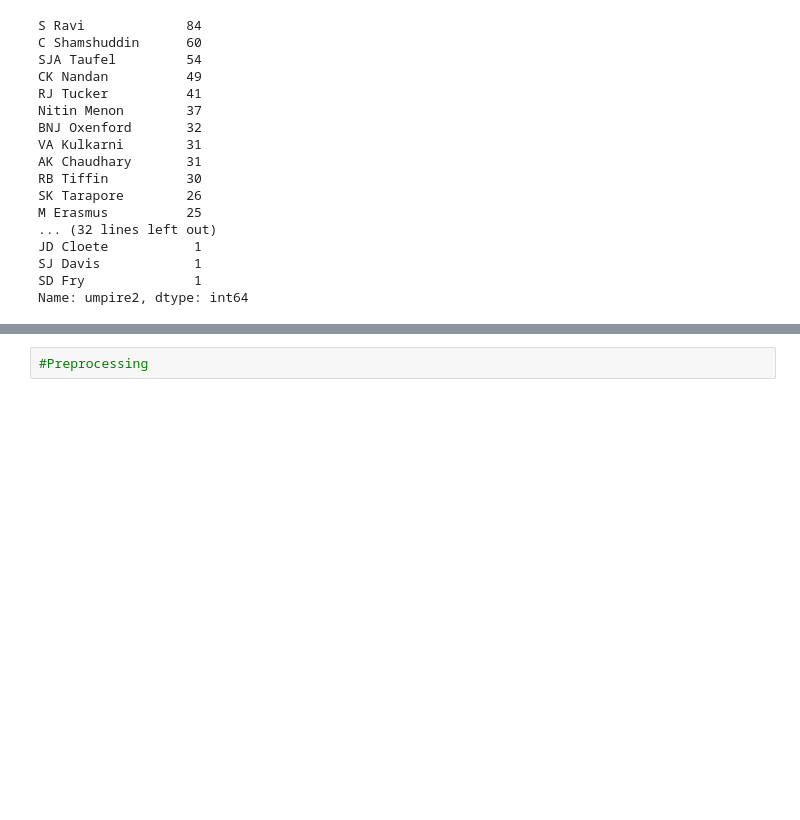
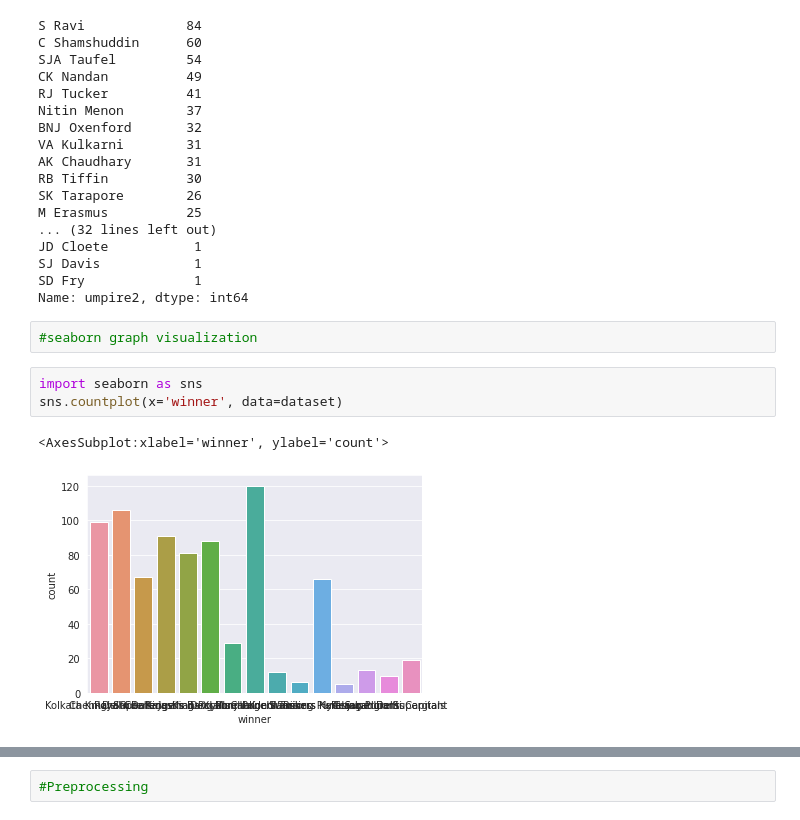
Before and after one commit to Harsh-0001/Data-Visualization-with-Python, a Jupyter notebook: trial.ipynb, the cells around one changed output, grey strips where cells are left out. Cells and saved outputs as stored; diff of their text form; blank space fills up the shorter version.

Commit message:
Seaborn graphs

```diff
--- a/trial.ipynb
+++ b/trial.ipynb
@@ -211,3 +211,11 @@ JD Cloete           1
 SJ Davis            1
 SD Fry              1
 Name: umpire2, dtype: int64
+# %%
+#seaborn graph visualization
+# %%
+import seaborn as sns
+sns.countplot(x='winner', data=dataset)
+# %% [output]
+<AxesSubplot:xlabel='winner', ylabel='count'>
+[figure, added]
```
Also changed, not shown: parts of 16 cells of this notebook, 1 other file.
